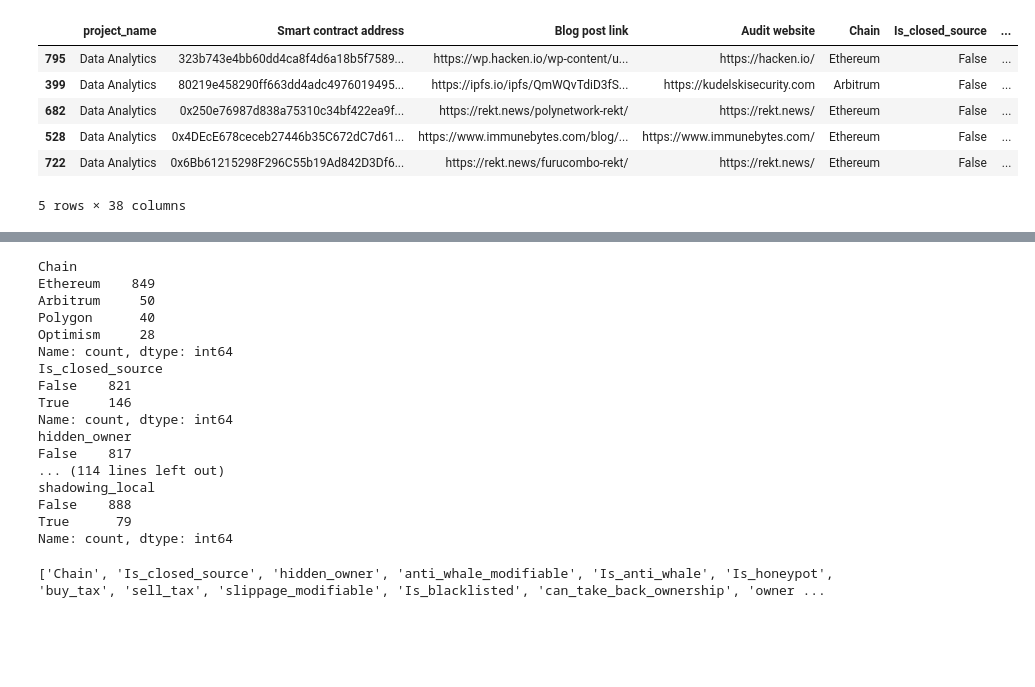
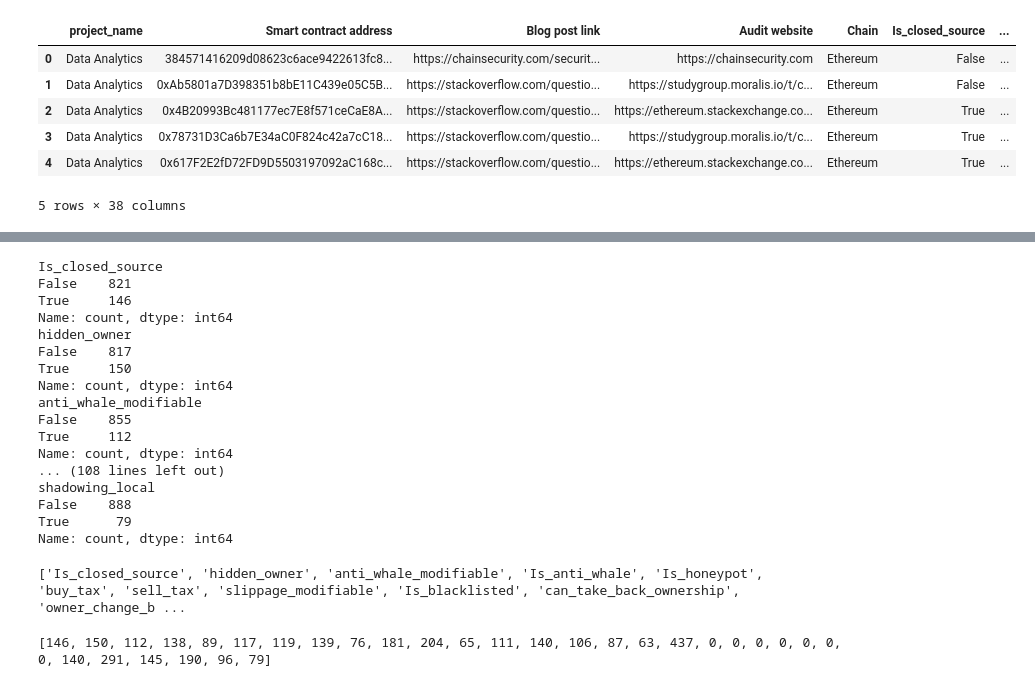
Before and after one commit to ankitg-02/extern, a Jupyter notebook: Webacy_1.ipynb, the cells around one changed output, grey strips where cells are left out. Drawn from its saved outputs; the diff is of its cells as text; code cells hidden in the pictures; blank space fills up the shorter version.

```diff
--- a/Webacy_1.ipynb
+++ b/Webacy_1.ipynb
@@ -7,14 +8,14 @@ import matplotlib.pyplot as plt
 # %%
 data=pd.read_excel("/content/compiled_risk_data (1).xlsx")
 Webacy=pd.DataFrame(data)
-Webacy.sample(5)
+Webacy.head()
 # %% [output]
 |  | project_name | Smart contract address | Blog post link | Audit website | Chain | Is_closed_source | ... |
-| 795 | Data Analytics | 323b743e4bb60dd4ca8f4d6a18b5f7589... | https://wp.hacken.io/wp-content/u... | https://hacken.io/ | Ethereum | False | ... |
-| 399 | Data Analytics | 80219e458290ff663dd4adc4976019495... | https://ipfs.io/ipfs/QmWQvTdiD3fS... | https://kudelskisecurity.com | Arbitrum | False | ... |
-| 682 | Data Analytics | 0x250e76987d838a75310c34bf422ea9f... | https://rekt.news/polynetwork-rekt/ | https://rekt.news/ | Ethereum | False | ... |
-| 528 | Data Analytics | 0x4DEcE678ceceb27446b35C672dC7d61... | https://www.immunebytes.com/blog/... | https://www.immunebytes.com/ | Ethereum | False | ... |
-| 722 | Data Analytics | 0x6Bb61215298F296C55b19Ad842D3Df6... | https://rekt.news/furucombo-rekt/ | https://rekt.news/ | Ethereum | False | ... |
+| 0 | Data Analytics | 384571416209d08623c6ace9422613fc8... | https://chainsecurity.com/securit... | https://chainsecurity.com | Ethereum | False | ... |
+| 1 | Data Analytics | 0xAb5801a7D398351b8bE11C439e05C5B... | https://stackoverflow.com/questio... | https://studygroup.moralis.io/t/c... | Ethereum | False | ... |
+| 2 | Data Analytics | 0x4B20993Bc481177ec7E8f571ceCaE8A... | https://stackoverflow.com/questio... | https://ethereum.stackexchange.co... | Ethereum | True | ... |
+| 3 | Data Analytics | 0x78731D3Ca6b7E34aC0F824c42a7cC18... | https://stackoverflow.com/questio... | https://studygroup.moralis.io/t/c... | Ethereum | True | ... |
+| 4 | Data Analytics | 0x617F2E2fD72FD9D5503197092aC168c... | https://stackoverflow.com/questio... | https://ethereum.stackexchange.co... | Ethereum | True | ... |
 5 rows × 38 columns
 # %%
 Webacy.info()
@@ -37,30 +38,40 @@ Data columns (total 38 columns):
 dtypes: bool(25), float64(7), object(6)
 memory usage: 121.9+ KB
 # %%
-for i in Webacy.columns[4:36]:
+for i in Webacy.columns[5:36]:
   print(Webacy[i].value_counts())
 # %% [output]
-Chain
-Ethereum    849
-Arbitrum     50
-Polygon      40
-Optimism     28
-Name: count, dtype: int64
 Is_closed_source
 False    821
 True     146
 Name: count, dtype: int64
 hidden_owner
 False    817
-... (114 lines left out)
+True     150
+Name: count, dtype: int64
+anti_whale_modifiable
+False    855
+True     112
+Name: count, dtype: int64
+... (108 lines left out)
 shadowing_local
 False    888
 True      79
 Name: count, dtype: int64
 # %%
 risk_columns=[]
-for i in Webacy.columns[4:36]:
+for i in Webacy.columns[5:36]:
   risk_columns.append(i)
 print(risk_columns)
 # %% [output]
-['Chain', 'Is_closed_source', 'hidden_owner', 'anti_whale_modifiable', 'Is_anti_whale', 'Is_honeypot', 'buy_tax', 'sell_tax', 'slippage_modifiable', 'Is_blacklisted', 'can_take_back_ownership', 'owner ...
+['Is_closed_source', 'hidden_owner', 'anti_whale_modifiable', 'Is_anti_whale', 'Is_honeypot', 'buy_tax', 'sell_tax', 'slippage_modifiable', 'Is_blacklisted', 'can_take_back_ownership', 'owner_change_b ...
+# %%
+frequencies=[]
+for i in Webacy.columns[5:36]:
+  try:
+    frequencies.append(Webacy[i].value_counts().loc[True])
+  except KeyError:
+    frequencies.append(0)
+print(frequencies)
+# %% [output]
+[146, 150, 112, 138, 89, 117, 119, 139, 76, 181, 204, 65, 111, 140, 106, 87, 63, 437, 0, 0, 0, 0, 0, 0, 0, 140, 291, 145, 190, 96, 79]
```
Also changed, not shown: parts of 2 cells of this notebook.
